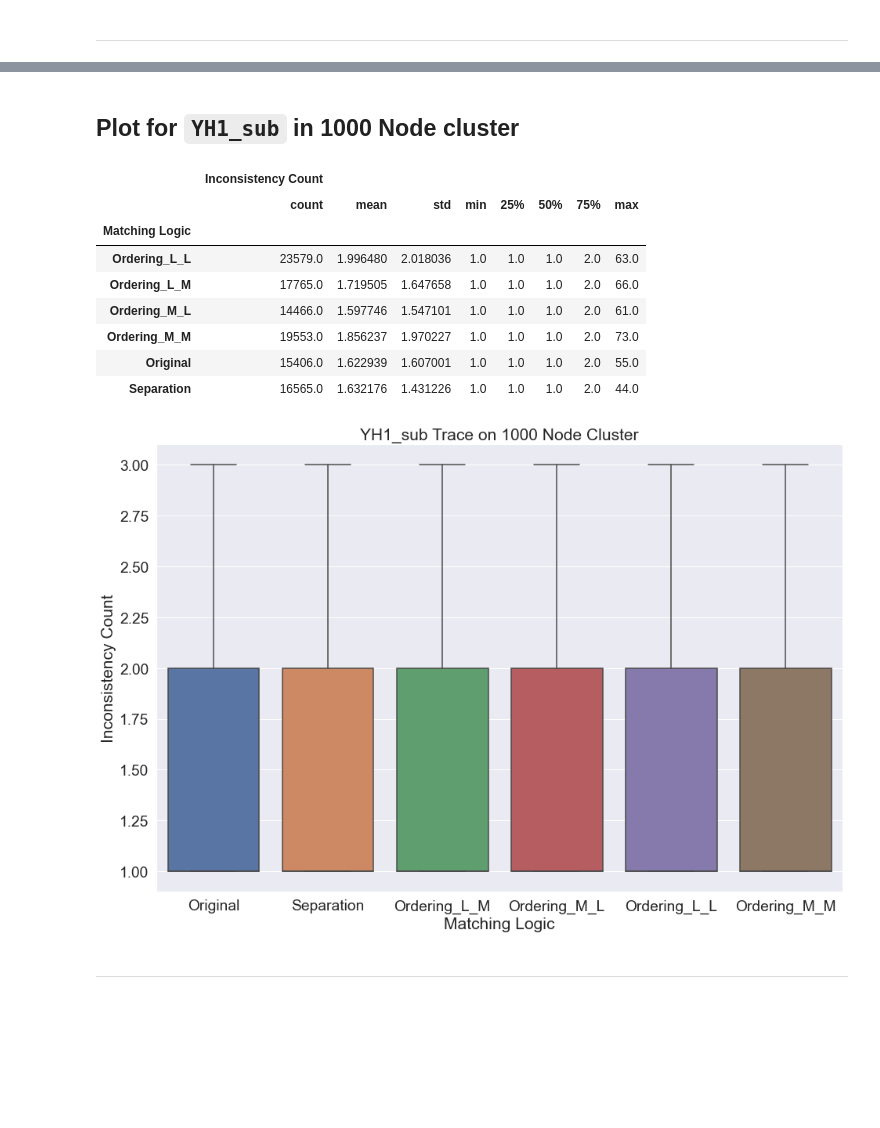
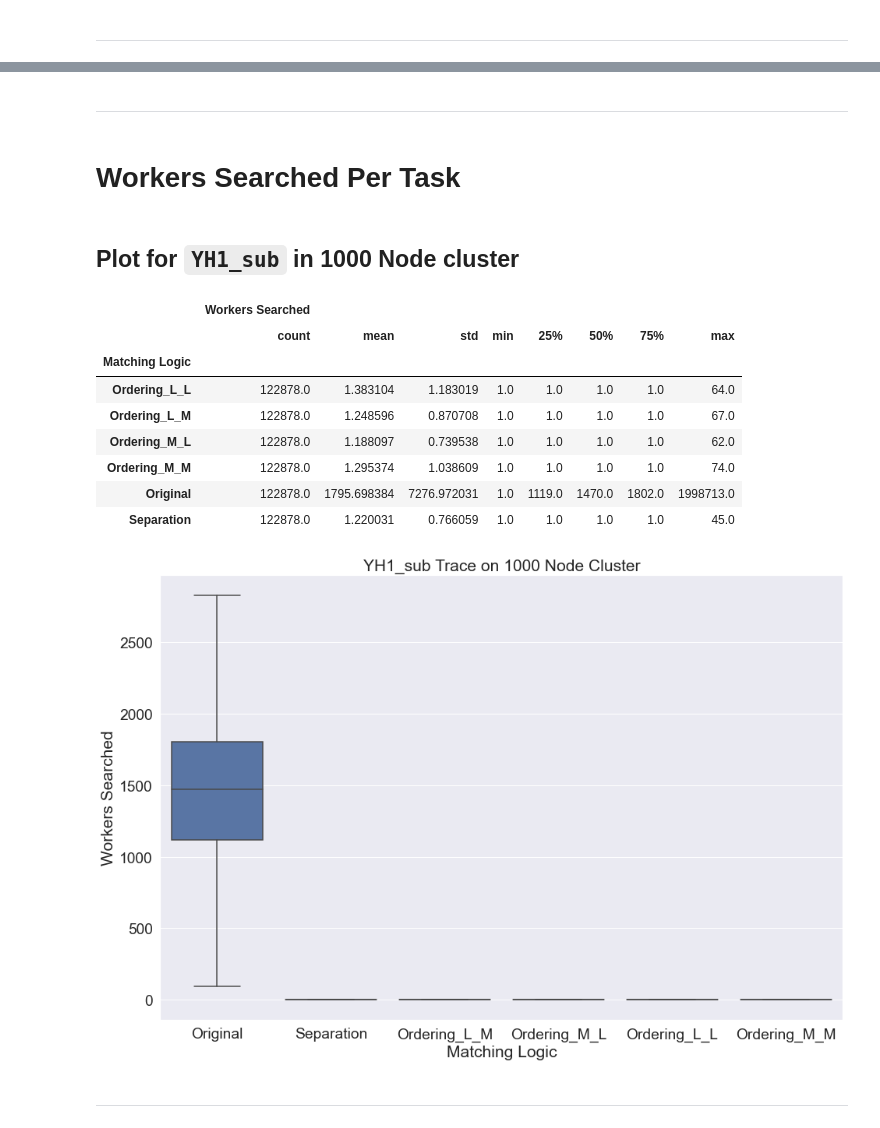
Before and after one commit to meghanat/megha_simulator, a Jupyter notebook: Results/Plot_inconsistency_count.ipynb, the cells around one changed output, grey strips where cells are left out. Cells and saved outputs as stored; diff of their text form; code cells hidden in the pictures; blank space fills up the shorter version.

Commit message:
Updated Jupyter notebook to plot workers searched per task.

```diff
--- a/Results/Plot_inconsistency_count.ipynb
+++ b/Results/Plot_inconsistency_count.ipynb
@@ -131,6 +139,15 @@ for logic in MATCHING_LOGIC_TECHNIQUES:
                                        for x in FILES_IN_MATCHING_LOGIC_FOLDER
                                            if isExternalInconsistencyFile(x) and
                                               x.startswith(LOG_FILE_NAME_WITHOUT_EXTENSION)]
+
+        WORKERS_SEARCHED_FILE = [
+            x
+            for x in FILES_IN_MATCHING_LOGIC_FOLDER
+                if isWorkersSearchedFile(x) and
+                   x.startswith(LOG_FILE_NAME_WITHOUT_EXTENSION)
+        ]
+
+        # ---
 
         if bool(INTERNAL_INCONSISTENCY_FILE) is False or \
            bool(EXTERNAL_INCONSISTENCY_FILE) is False or \
@@ -151,6 +168,8 @@ for logic in MATCHING_LOGIC_TECHNIQUES:
             INTERNAL_INCONSISTENCY_FILE[0]
         MATCHING_LOGIC_DATA[logic][cluster_trace_name][cluster_size][EXTERNAL_INCONSISTENCY_COUNT] = \
             EXTERNAL_INCONSISTENCY_FILE[0]
+        MATCHING_LOGIC_DATA[logic][cluster_trace_name][cluster_size][WORKERS_SEARCHED_COUNT] = \
+            WORKERS_SEARCHED_FILE[0]
 
 
 MATCHING_LOGIC_DATA
@@ -304,6 +335,27 @@ def create_dataframe(MATCHING_LOGIC_DATA, CLUSTER_TRACE_NAMES, TRACE_NAME, CLUST
 #             input_list.append([logic, NO_INCONSISTENCY_EVENT])
 
     return pd.DataFrame(input_list, columns=['Matching Logic', 'Inconsistency Count'])
+# %%
+def create_workers_searched_dataframe(MATCHING_LOGIC_DATA, CLUSTER_TRACE_NAMES, TRACE_NAME, CLUSTER_SIZE):
+    assert TRACE_NAME in CLUSTER_TRACE_NAMES, f"Invalid trace name={TRACE_NAME} provided!"
+    assert CLUSTER_SIZE in [TEN_THOUSAND_NODE_CLUSTER_SIZE, THOUSAND_NODE_CLUSTER_SIZE], \
+            f"Invalid cluster size={CLUSTER_SIZE} provided!"
+
+    input_list = list()
+#     for logic in filter(lambda x : x != "Original", MATCHING_LOGIC_TECHNIQUES):  # To ignore Original approach
+    for logic in MATCHING_LOGIC_TECHNIQUES:
+        # Add tasks which did have inconsistency events > 0
+        for datum in MATCHING_LOGIC_DATA[logic][TRACE_NAME][CLUSTER_SIZE][READ_WORKERS_SEARCHED_COUNT].values():
+            input_list.append([logic, datum])
+
+        # Add tasks which did not have any inconsistency events with 0
+#         NO_INCONSISTENCY_EVENT = 0
+#         task_count_with_inconsistency_event = \
+#             len(MATCHING_LOGIC_DATA[logic][TRACE_NAME][CLUSTER_SIZE][COMBINED_INCONSISTENCY_COUNT].keys())
+#         for _ in range(total_task_count_per_trace[TRACE_NAME] - task_count_with_inconsistency_event):
+#             input_list.append([logic, NO_INCONSISTENCY_EVENT])
+
+    return pd.DataFrame(input_list, columns=['Matching Logic', 'Workers Searched'])
 # %% [markdown]
 ---
 # %%
@@ -380,33 +500,38 @@ fig.savefig(fname= BASE_FILE_PATH / Path('BoxPlot_Images') / Path("YH2_sub_1000.
+# %% [markdown]
+---
+# %% [markdown]
+# Workers Searched Per Task
 # %% [markdown]
 ## Plot for `YH1_sub` in 1000 Node cluster
 # %%
-create_dataframe(MATCHING_LOGIC_DATA,
-                 CLUSTER_TRACE_NAMES,
-                 "YH1_sub",
-                 1000
-                ).groupby("Matching Logic").describe()
+create_workers_searched_dataframe(MATCHING_LOGIC_DATA,
+                                  CLUSTER_TRACE_NAMES,
+                                  "YH1_sub",
+                                  1000
+                                  ).groupby("Matching Logic").describe()
 # %% [output]
-|  | Inconsistency Count |  |  |  |  |  |  |  |
+|  | Workers Searched |  |  |  |  |  |  |  |
 |  | count | mean | std | min | 25% | 50% | 75% | max |
 | Matching Logic |  |  |  |  |  |  |  |  |
-| Ordering_L_L | 23579.0 | 1.996480 | 2.018036 | 1.0 | 1.0 | 1.0 | 2.0 | 63.0 |
-| Ordering_L_M | 17765.0 | 1.719505 | 1.647658 | 1.0 | 1.0 | 1.0 | 2.0 | 66.0 |
-| Ordering_M_L | 14466.0 | 1.597746 | 1.547101 | 1.0 | 1.0 | 1.0 | 2.0 | 61.0 |
-| Ordering_M_M | 19553.0 | 1.856237 | 1.970227 | 1.0 | 1.0 | 1.0 | 2.0 | 73.0 |
-| Original | 15406.0 | 1.622939 | 1.607001 | 1.0 | 1.0 | 1.0 | 2.0 | 55.0 |
-| Separation | 16565.0 | 1.632176 | 1.431226 | 1.0 | 1.0 | 1.0 | 2.0 | 44.0 |
+| Ordering_L_L | 122878.0 | 1.383104 | 1.183019 | 1.0 | 1.0 | 1.0 | 1.0 | 64.0 |
+| Ordering_L_M | 122878.0 | 1.248596 | 0.870708 | 1.0 | 1.0 | 1.0 | 1.0 | 67.0 |
+| Ordering_M_L | 122878.0 | 1.188097 | 0.739538 | 1.0 | 1.0 | 1.0 | 1.0 | 62.0 |
+| Ordering_M_M | 122878.0 | 1.295374 | 1.038609 | 1.0 | 1.0 | 1.0 | 1.0 | 74.0 |
+| Original | 122878.0 | 1795.698384 | 7276.972031 | 1.0 | 1119.0 | 1470.0 | 1802.0 | 1998713.0 |
+| Separation | 122878.0 | 1.220031 | 0.766059 | 1.0 | 1.0 | 1.0 | 1.0 | 45.0 |
 # %%
-ax = sns.boxplot(x="Matching Logic", y="Inconsistency Count", data=create_dataframe(MATCHING_LOGIC_DATA,
-                                                                                    CLUSTER_TRACE_NAMES,
-                                                                                    "YH1_sub",
-                                                                                    1000
-                                                                                   ), showfliers = False)
+ax = sns.boxplot(x="Matching Logic", y="Workers Searched",
+                 data=create_workers_searched_dataframe(MATCHING_LOGIC_DATA,
+                                                        CLUSTER_TRACE_NAMES,
+                                                        "YH1_sub",
+                                                        1000
+                                                        ), showfliers = False)
 ax.set(title='YH1_sub Trace on 1000 Node Cluster')
 
 fig = ax.get_figure()
-fig.savefig(fname= BASE_FILE_PATH / Path('BoxPlot_Images') / Path("YH1_sub_1000.jpeg"), dpi=300)
+fig.savefig(fname= BASE_FILE_PATH / Path('BoxPlot_Images') / Path("YH1_sub_1000_workers_searched.jpeg"), dpi=300)
 # %% [output]
-[figure, old version]
+[figure, new version]
 # %% [markdown]
 ---
 # %% [markdown]
```
Also changed, not shown: parts of 31 cells of this notebook.
